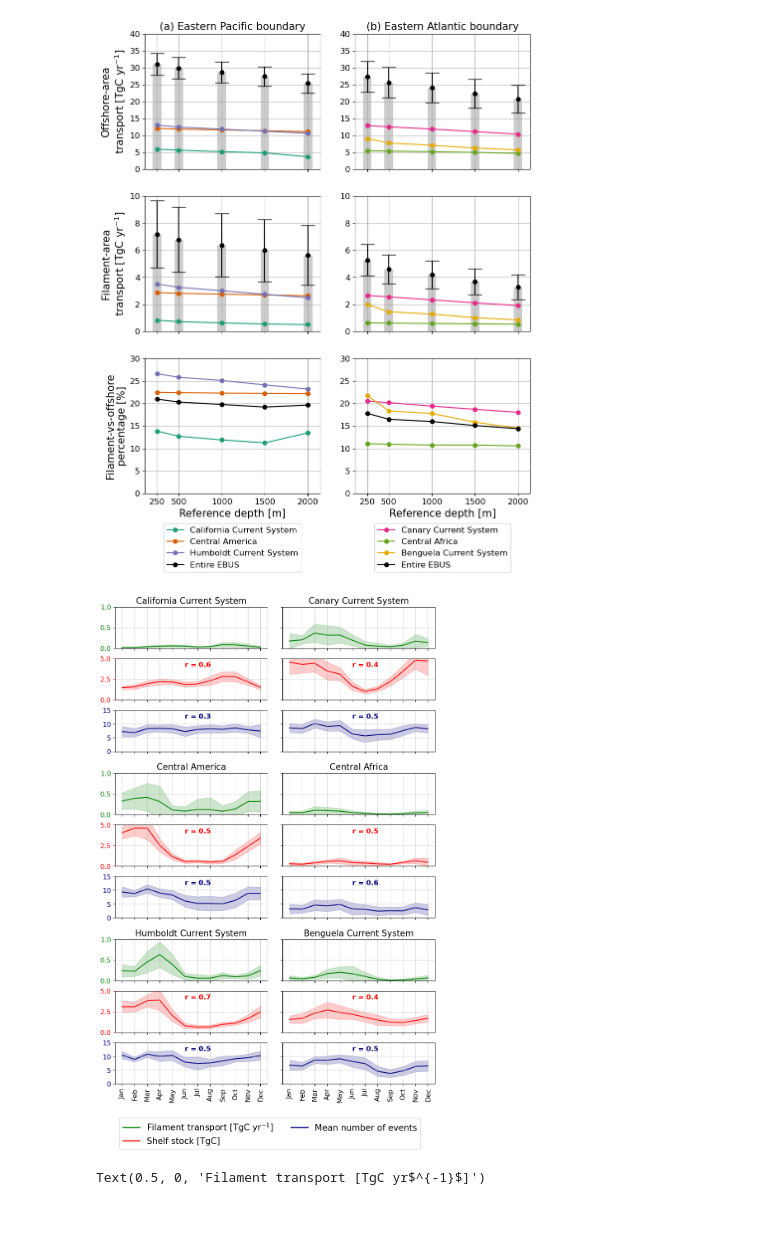
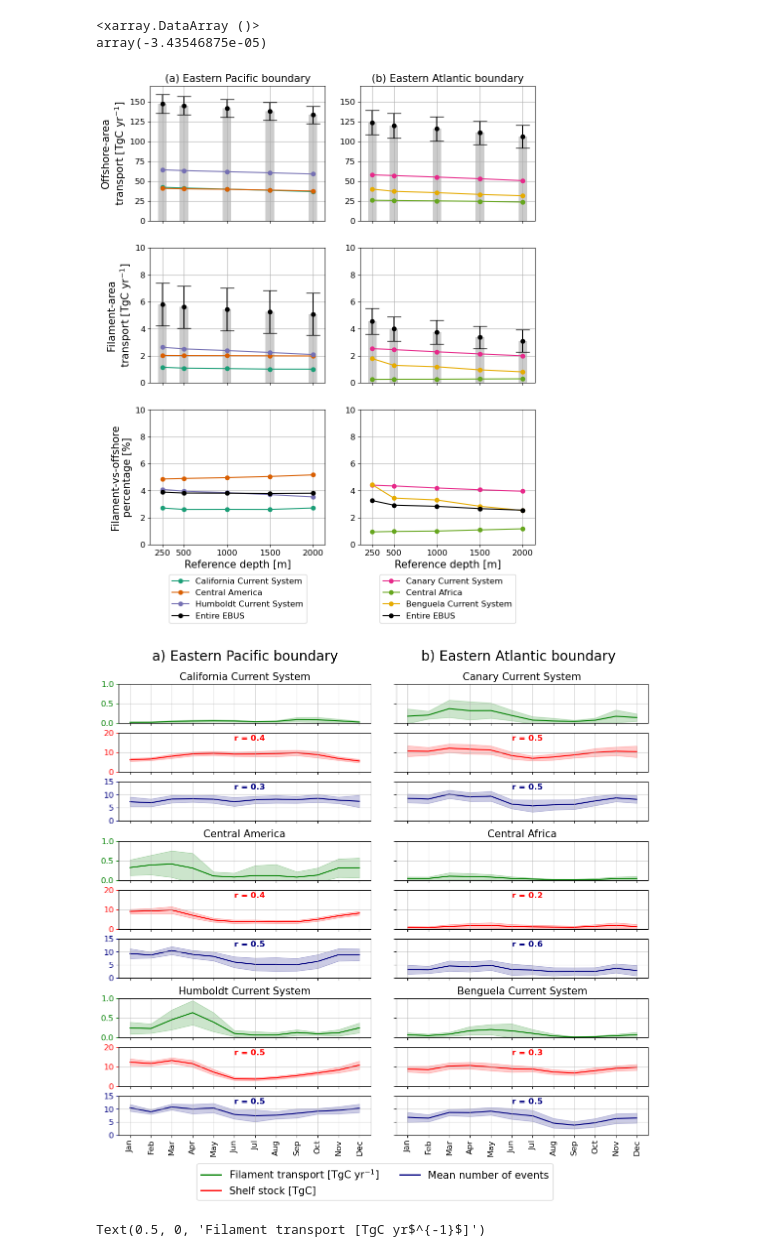
Before and after one commit to CMCC-Foundation/Filaments-EBUS, a Jupyter notebook: notebooks/paper_figures_and_transport_estimates.ipynb, the cells around one changed output. Saved outputs shown, nothing was run; the diff lists cells and outputs as text; code cells hidden in the pictures; blank space fills up the shorter version.

```diff
--- a/notebooks/paper_figures_and_transport_estimates.ipynb
+++ b/notebooks/paper_figures_and_transport_estimates.ipynb
@@ -218,11 +220,11 @@ def plot_export(group, ax, path):
 
     return ax
 # %%
-pac_transport = compute_transport_dictionary('pacific')
-atl_transport = compute_transport_dictionary('atlantic')
+pac_transport = compute_transport_dictionary('pacific', 'filament_content_timeseries')
+atl_transport = compute_transport_dictionary('atlantic', 'filament_content_timeseries')
 # %%
-offshelf_pac_transport = compute_transport_dictionary('pacific', 'off_shelf_timeseries')
-offshelf_atl_transport = compute_transport_dictionary('atlantic', 'off_shelf_timeseries')
+offshelf_pac_transport = compute_transport_dictionary('pacific', 'off_shelf_content_timeseries')
+offshelf_atl_transport = compute_transport_dictionary('atlantic', 'off_shelf_content_timeseries')
 # %%
 fig, ax = plot.set_plot(ncols = 2, figsize = [11,9])
 
@@ -372,3 +374,8 @@ Depth = 2000 m
+# %%
+(xr.open_dataarray('/data01/benassi/export-biomass/final_version/estimate_1500m/atlantic/outputs/filament_content_timeseries/box_1.nc') - xr.open_dataarray('/data01/benassi/export-biomass/final_version/estimate_1500m/atlantic/outputs/export_timeseries/box_1.nc')).min()
+# %% [output]
+<xarray.DataArray ()>
+array(-3.43546875e-05)
 # %%
 fig, ax = plt.subplots(ncols = 2, nrows = 3, figsize = [10,12], sharex = True)
 
@@ -378,11 +385,11 @@ big_plot(ax[0,1], offshelf_atl_transport, '(b) Eastern Atlantic boundary', legen
 ax[0,0].set_xlabel('')
 ax[0,1].set_xlabel('')
 
-ax[0,0].set_ylim([0, 40])
+ax[0,0].set_ylim([0, 170])
 ax[0,0].set_ylabel('Offshore-area\n'
                    'transport [TgC yr$^{-1}$]', fontsize = 15)
 
-ax[0,1].set_ylim([0, 40])
+ax[0,1].set_ylim([0, 170])
 
 
 big_plot(ax[1,0], pac_transport, '', legend = False)
@@ -398,8 +405,8 @@ ax[1,1].set_xlabel('')
 big_plot(ax[2,0], pac_percentages, '', mean_total = True, bbox_to_anchor=(0.5, -0.4), fontsize = 12)
 big_plot(ax[2,1], atl_percentages, '', mean_total = True, bbox_to_anchor=(0.5, -0.4), fontsize = 12)
 
-ax[2,0].set_ylim([0, 30])
-ax[2,1].set_ylim([0, 30])
+ax[2,0].set_ylim([0, 10])
+ax[2,1].set_ylim([0, 10])
 
 ax[2,0].set_ylabel('Filament-vs-offshore\n'
                    'percentage [%]', fontsize = 15)
@@ -407,7 +414,7 @@ ax[2,0].set_ylabel('Filament-vs-offshore\n'
 
 plt.savefig('images/figure_3_transport_estimates.png', bbox_inches = 'tight')
 # %% [output]
-[figure, old version]
+[figure, new version]
 # %%
 from scipy.stats import pearsonr
 
@@ -438,7 +445,7 @@ def plot_seasonality(inner, region, box_idx, suppress_y_tick_label = False, supp
     ax1 = fig.add_subplot(inner[1,0])
     ax1.grid(alpha = 0.5)
 
-    shelf_ts = compute_carbon_per_region(box_idx, os.path.join(path, 'outputs',  'shelf_timeseries'))
+    shelf_ts = compute_carbon_per_region(box_idx, os.path.join(path, 'outputs',  'shelf_content_timeseries'))
     shelf_grouped = shelf_ts.groupby('time.year').apply(lambda x: x.groupby('time.month').sum())
     sh_means = shelf_grouped.sum(dim = 'year') / 21
     sh_stds = shelf_grouped.std(dim = 'year')
@@ -452,11 +459,9 @@ def plot_seasonality(inner, region, box_idx, suppress_y_tick_label = False, supp
                     #label = f'r$^2$ = {corr:.2f}'
                     )
     ax1.fill_between(sh_means.month, sh_lower, sh_upper, color = 'red', alpha = 0.2, zorder = -1)
-    ax1.set_yticks([0, 2.5, 5])
-    ax1.set_ylim([0, 5])
+    ax1.set_ylim([0, 20])
+    ax1.set_yticks([0, 10, 20])
     ax1.text(6, ax1.get_ylim()[1] * 0.8, f'r = {corr:.1f}', color = 'red', fontsize = 12, weight = 'bold' if p < 0.05 else 'normal')
-
-
 
     ax2 = fig.add_subplot(inner[2,0])
     ax2.grid(alpha = 0.5)
@@ -500,39 +505,40 @@ def plot_seasonality(inner, region, box_idx, suppress_y_tick_label = False, supp
 import matplotlib.pyplot as plt
 import matplotlib.gridspec as gridspec
 
-fig = plt.figure(figsize=[10,15])
+fig = plt.figure(figsize=[14,12])
 outer = gridspec.GridSpec(3, 2, wspace=0.1, hspace=0.15)
 
 for j, ebu in enumerate(['pacific', 'atlantic']):
 
     regions = proc.read_region_input_files(os.path.join('../configs', f'{ebu}_regions.input'))
     boxes_groups = proc.obtain_boxes_grouping(regions)
     path = where_to_find_data(ebu)[1500]
 
     for i, (region, box_idx) in enumerate(zip(regions.keys(), boxes_groups)):
         inner = gridspec.GridSpecFromSubplotSpec(3, 1,
                         subplot_spec=outer[i, j], wspace=0.25, hspace=0.25)
 
         plot_seasonality(inner, region, box_idx, resample_time = '1D', suppress_y_tick_label= j == 1, suppress_x_tick_label= i < 2)
 
 from matplotlib.lines import Line2D
 from matplotlib.patches import Patch
 
 legend_elements = [Line2D([0], [0], color='green', lw=2),
                    Line2D([0], [0], color='red', lw=2),
                    Line2D([0], [0], color='navy', lw=2),
                          ]
-
+fig.text(0.31, .92, 'a) Eastern Pacific boundary', fontsize=20, ha='center')
+fig.text(0.71, .92, 'b) Eastern Atlantic boundary', fontsize=20, ha='center')
 
 plt.figlegend(legend_elements,
               ['Filament transport [TgC yr$^{-1}$]', 'Shelf stock [TgC]', 'Mean number of events'],
               loc = 'center',
               bbox_to_anchor = (0.5,0.03), ncols = 2,
               fontsize = 15)
 fig.tight_layout()
 plt.savefig('images/figure_4_seasonality.png', bbox_inches = 'tight')
 # %% [output]
-[figure, old version]
+[figure, new version]
 # %%
 
 fig, ax = plt.subplots(nrows = 3, ncols = 2, figsize = [10,10])
```
Also changed, not shown: parts of 5 cells of this notebook, 14 other files.
